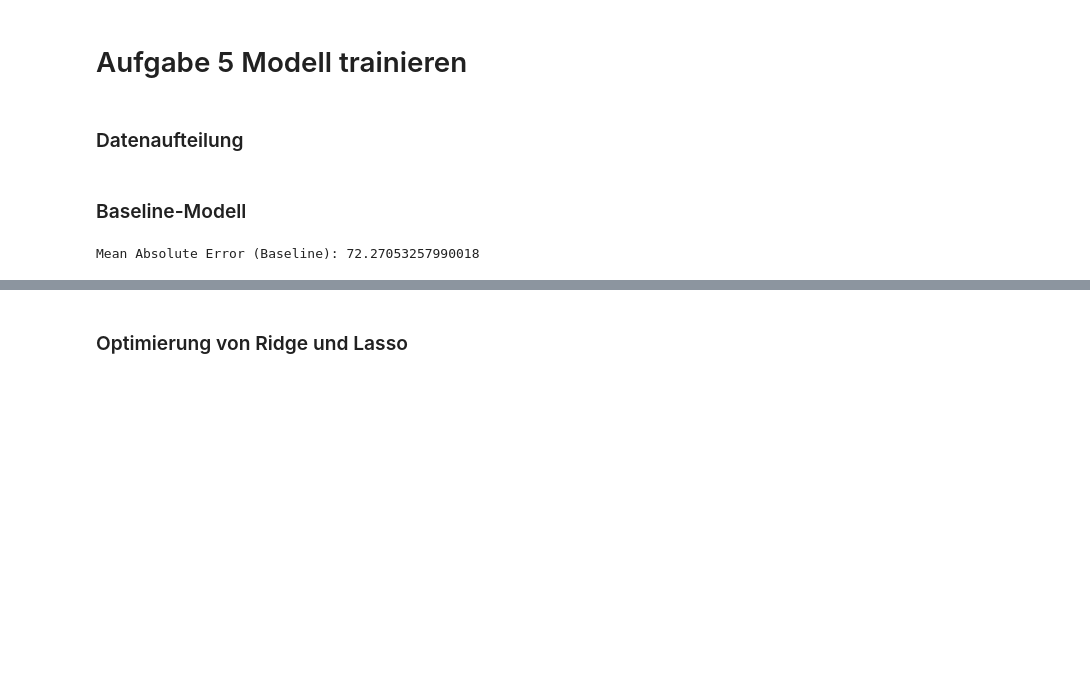
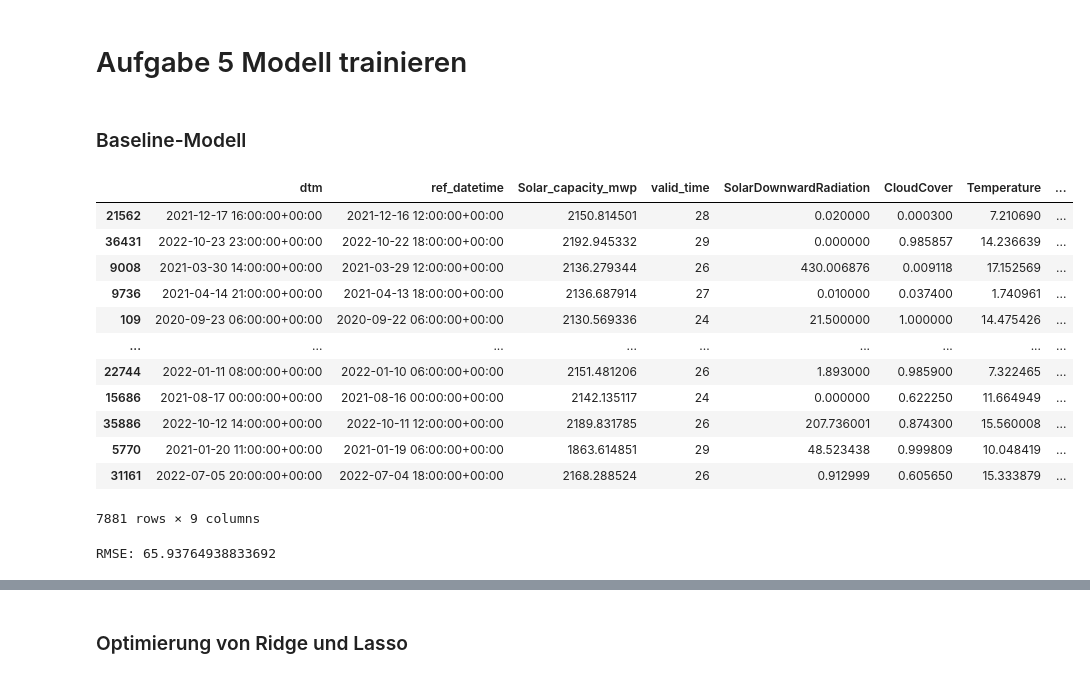
Before and after one commit to QMoWo/ML1-SolarForecasting_PowerRangers, a Jupyter notebook: Analyse_Training/test-Achim.ipynb, the cells around one changed output, grey strips where cells are left out. Saved outputs shown, nothing was run; the diff lists cells and outputs as text; code cells hidden in the pictures; blank space fills up the shorter version.

```diff
--- a/Analyse_Training/test-Achim.ipynb
+++ b/Analyse_Training/test-Achim.ipynb
@@ -722,17 +689,3 @@ df_merged
 39560 rows × 16 columns
 # %% [markdown]
 # Aufgabe 5 Modell trainieren
-# %% [markdown]
-### Datenaufteilung
-# %%
-
-
-feature_columns = [
-    "SolarDownwardRadiation"#, "CloudCover", "Temperature"#, "hour", "month", "season"
-]
-target_column = "Solar_MWh"
-
-X = df_merged[feature_columns]
-y = df_merged[target_column]
-
-X_train, X_test, y_train, y_test = train_test_split(X, y, test_size=0.2, random_state=42)
@@ -741,10 +692,27 @@ tr
 # %% [markdown]
 ### Baseline-Modell
+# %%
+X_test
+# %% [output]
+|  | dtm | ref_datetime | Solar_capacity_mwp | valid_time | SolarDownwardRadiation | CloudCover | Temperature | ... |
+| 21562 | 2021-12-17 16:00:00+00:00 | 2021-12-16 12:00:00+00:00 | 2150.814501 | 28 | 0.020000 | 0.000300 | 7.210690 | ... |
+| 36431 | 2022-10-23 23:00:00+00:00 | 2022-10-22 18:00:00+00:00 | 2192.945332 | 29 | 0.000000 | 0.985857 | 14.236639 | ... |
+| 9008 | 2021-03-30 14:00:00+00:00 | 2021-03-29 12:00:00+00:00 | 2136.279344 | 26 | 430.006876 | 0.009118 | 17.152569 | ... |
+| 9736 | 2021-04-14 21:00:00+00:00 | 2021-04-13 18:00:00+00:00 | 2136.687914 | 27 | 0.010000 | 0.037400 | 1.740961 | ... |
+| 109 | 2020-09-23 06:00:00+00:00 | 2020-09-22 06:00:00+00:00 | 2130.569336 | 24 | 21.500000 | 1.000000 | 14.475426 | ... |
+| ... | ... | ... | ... | ... | ... | ... | ... | ... |
+| 22744 | 2022-01-11 08:00:00+00:00 | 2022-01-10 06:00:00+00:00 | 2151.481206 | 26 | 1.893000 | 0.985900 | 7.322465 | ... |
+| 15686 | 2021-08-17 00:00:00+00:00 | 2021-08-16 00:00:00+00:00 | 2142.135117 | 24 | 0.000000 | 0.622250 | 11.664949 | ... |
+| 35886 | 2022-10-12 14:00:00+00:00 | 2022-10-11 12:00:00+00:00 | 2189.831785 | 26 | 207.736001 | 0.874300 | 15.560008 | ... |
+| 5770 | 2021-01-20 11:00:00+00:00 | 2021-01-19 06:00:00+00:00 | 1863.614851 | 29 | 48.523438 | 0.999809 | 10.048419 | ... |
+| 31161 | 2022-07-05 20:00:00+00:00 | 2022-07-04 18:00:00+00:00 | 2168.288524 | 26 | 0.912999 | 0.605650 | 15.333879 | ... |
+7881 rows × 9 columns
 # %%
-linear_model = LinearRegression()
-linear_model.fit(X_train, y_train)
+pipe_linear = Pipeline([("Vorverarbeitung", vorverarbeitung), ("Linear-Model Training", LinearRegression())])
+pipe_linear.fit(X_train, y_train)
 
-y_pred = linear_model.predict(X_test)
-print("Mean Absolute Error (Baseline):", root_mean_squared_error(y_test, y_pred))
+y_pred = pipe_linear.predict(X_test)
+rmse = root_mean_squared_error(y_test, y_pred)
+print("RMSE:", rmse)
 # %% [output]
-Mean Absolute Error (Baseline): 72.27053257990018
+RMSE: 65.93764938833692
```
Also changed, not shown: parts of 22 cells of this notebook.
